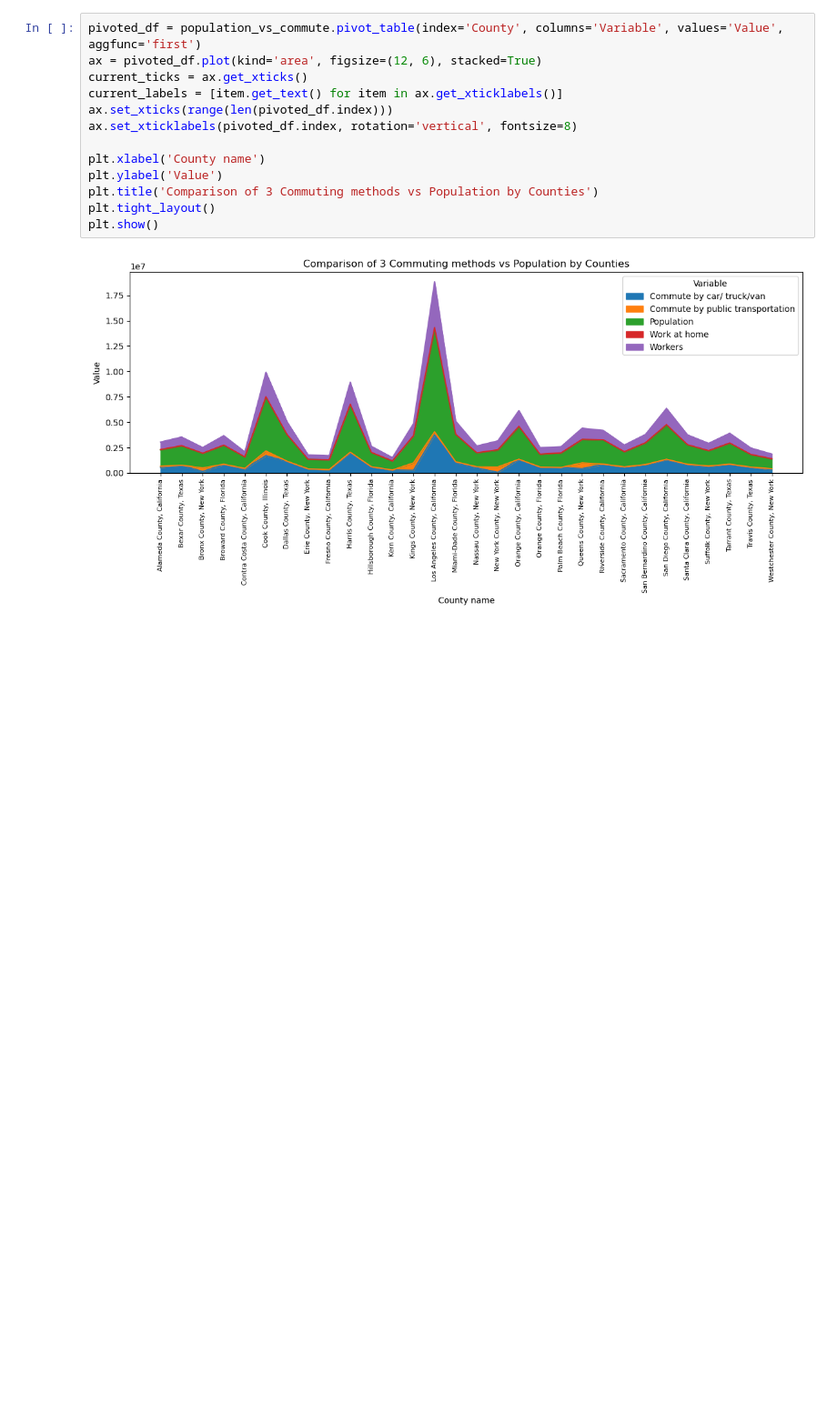
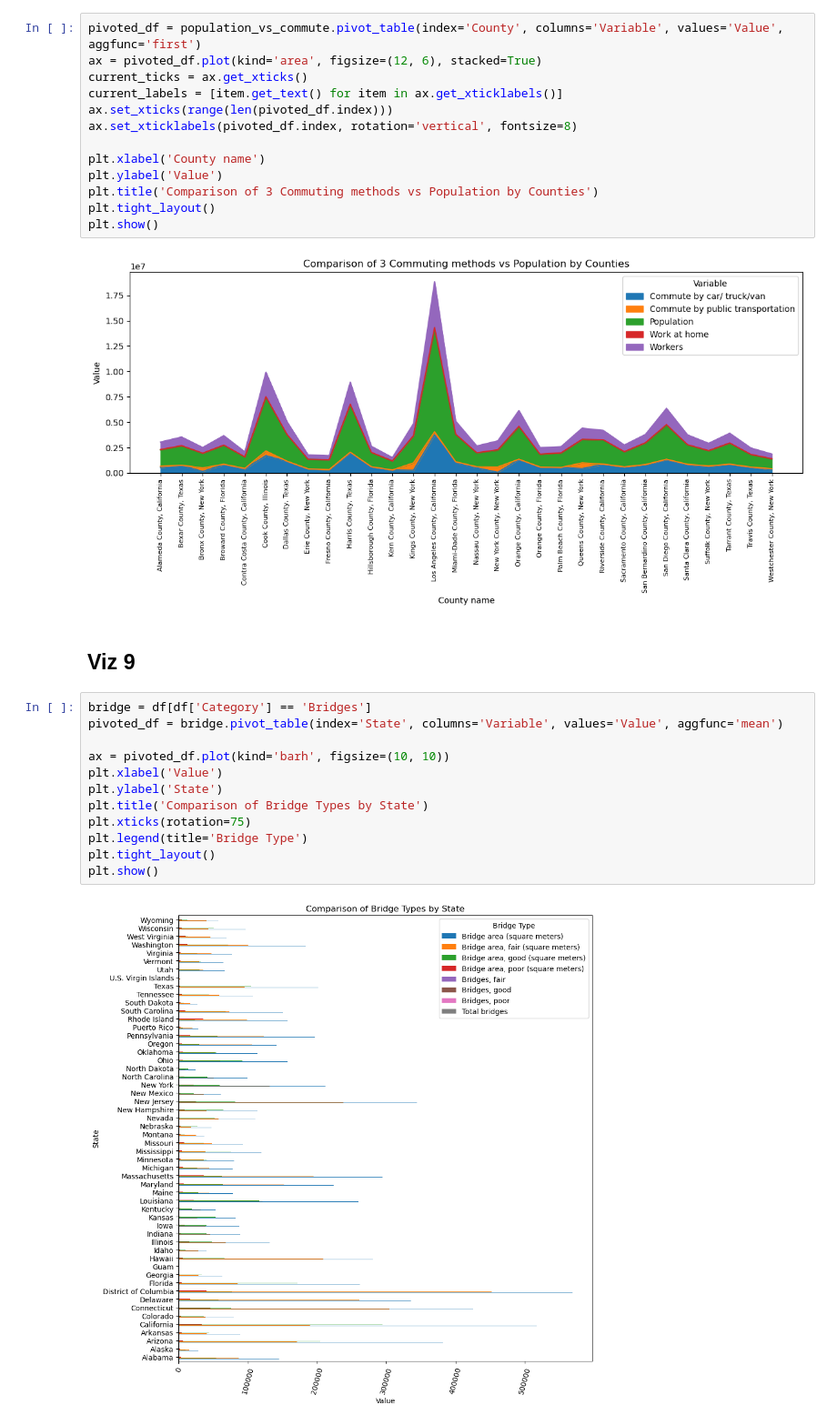
Before and after one commit to rpi11/DSAN5200-final_project, a Jupyter notebook: FinalProject/viz_Zenan/viz.ipynb, the cells around one changed output. Shown at 91% size. Cells and saved outputs as stored; diff of their text form; blank space fills up the shorter version.

```diff
--- a/FinalProject/viz_Zenan/viz.ipynb
+++ b/FinalProject/viz_Zenan/viz.ipynb
@@ -156,3 +156,19 @@ plt.tight_layout()
 plt.show()
 # %% [output]
 [figure]
+# %% [markdown]
+## Viz 9
+# %%
+bridge = df[df['Category'] == 'Bridges']
+pivoted_df = bridge.pivot_table(index='State', columns='Variable', values='Value', aggfunc='mean')
+
+ax = pivoted_df.plot(kind='barh', figsize=(10, 10))
+plt.xlabel('Value')
+plt.ylabel('State')
+plt.title('Comparison of Bridge Types by State')
+plt.xticks(rotation=75)
+plt.legend(title='Bridge Type')
+plt.tight_layout()
+plt.show()
+# %% [output]
+[figure, added]
```
